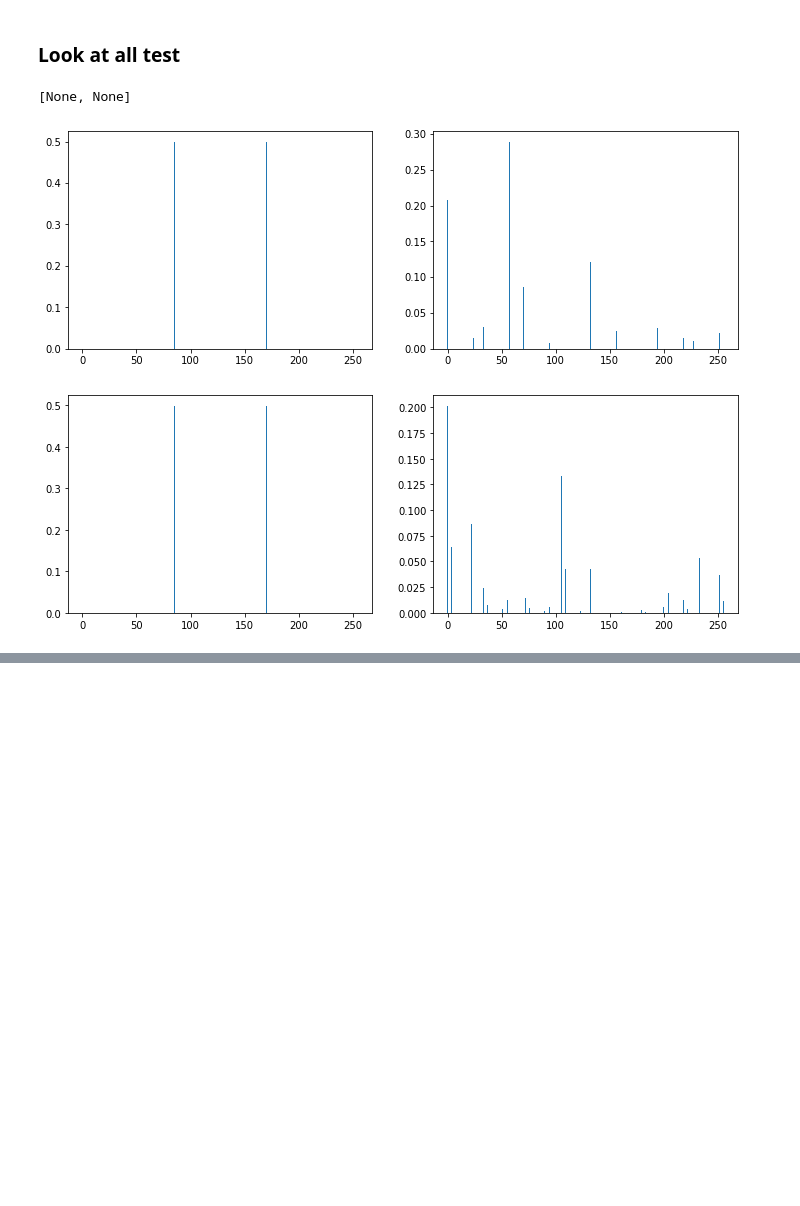
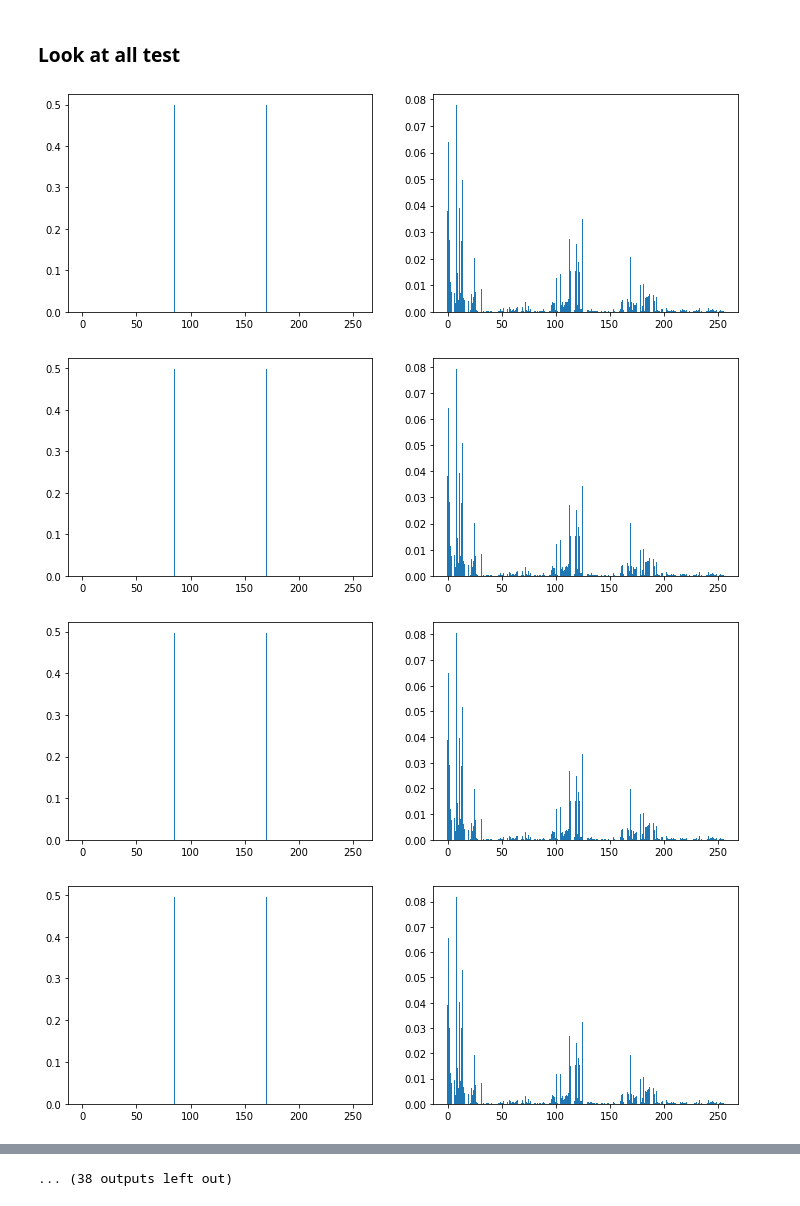
Before and after one commit to danlkv/quantum_autoencoder_qtensor, a Jupyter notebook: notebooks/Train autoencoder on eigenstates.ipynb, the cells around one changed output, grey strips where cells are left out. Cells and saved outputs as stored; diff of their text form; code cells hidden in the pictures; blank space fills up the shorter version.

Commit message:
fix training on eigenstates

```diff
--- a/notebooks/Train autoencoder on eigenstates.ipynb
+++ b/notebooks/Train autoencoder on eigenstates.ipynb
@@ -66,0 +62,10 @@ train_set = [
+# %%
+data_size = 100
+data_x = [
+    read_eigenstate(L=N, delta=i) for i in range(data_size)
+]
+data_y = range(data_size)
+data = list(zip(data_x, data_y))
+train_size = 50
+test_size = data_size - train_size
+train_set, test_set = torch.utils.data.random_split(data, [train_size, test_size])
@@ -70,19 +79,23 @@ def amps2loss(amps):
 # %%
 steps = 150
 lr = 0.05
-stop_epsilon = 1e-12
+stop_epsilon = 1e-4
 # %%
 peo, circ = get_circ_and_peo(parameters, N=N, layers=LAYERS, fixed=FIXED)
 loss_prev = np.inf
 for i in range(steps):
 
     loss = torch.tensor(0.)
-    for train_x in train_set:
+    losses = []
+    for train_x, train_y in train_set:
         sim.set_init_state(train_x)
         amps = sim.simulate_batch(circ, peo=peo, batch_vars=range(FIXED, N))
-        loss += amps2loss(amps)
+        l = amps2loss(amps)
+        losses.append(l.data.numpy())
+        loss += l
+    loss /= len(train_set)
+    #print('losses', losses)
 
-    loss /= len(train_set)
     loss.backward(retain_graph=True)
     with torch.no_grad():
         parameters -= lr*parameters.grad
@@ -123,9 +135,13 @@ def get_compression(delta):
     Returns:
         original_state, compressed_state
     """
-    state = read_eigenstate(delta=delta)
+    test_sim = InitSim()
+    #test_sim = qtensor.QtreeSimulator()
+    state = read_eigenstate(L=N, delta=delta)
     test_sim.set_init_state(state)
+    params = parameters.detach().numpy()
     peo, circ = get_circ_and_peo(parameters.detach().numpy(), N=N,
-                                 layers=LAYERS, fixed=FIXED, backend='numpy')
+                                 layers=LAYERS, fixed=0, backend='numpy',
+                                )
     amps_np = test_sim.simulate_batch(circ, peo=peo, batch_vars=N)
     return state.flatten(), amps_np
@@ -151,8 +167,9 @@ compare_compression(*compression)
 # %%
 compressions = [get_compression(delta=i) for i in range(len(train_set))]
 # %%
-[compare_compression(*i) for i in compressions]
+_ = [compare_compression(*i) for i in compressions]
 # %% [output]
-[None, None]
-[figure, old version]
+[figure, new version]
-[figure, old version]
+[figure, new version]
+[figure, added]
+[figure, added]
@@ -159,2 +184,3 @@ compressions = [get_compression(delta=i) for i in range(len(train_set))]
+... (38 outputs left out)
 # %%
 compressed
```
Also changed, not shown: parts of 12 cells of this notebook, 1 other file.
